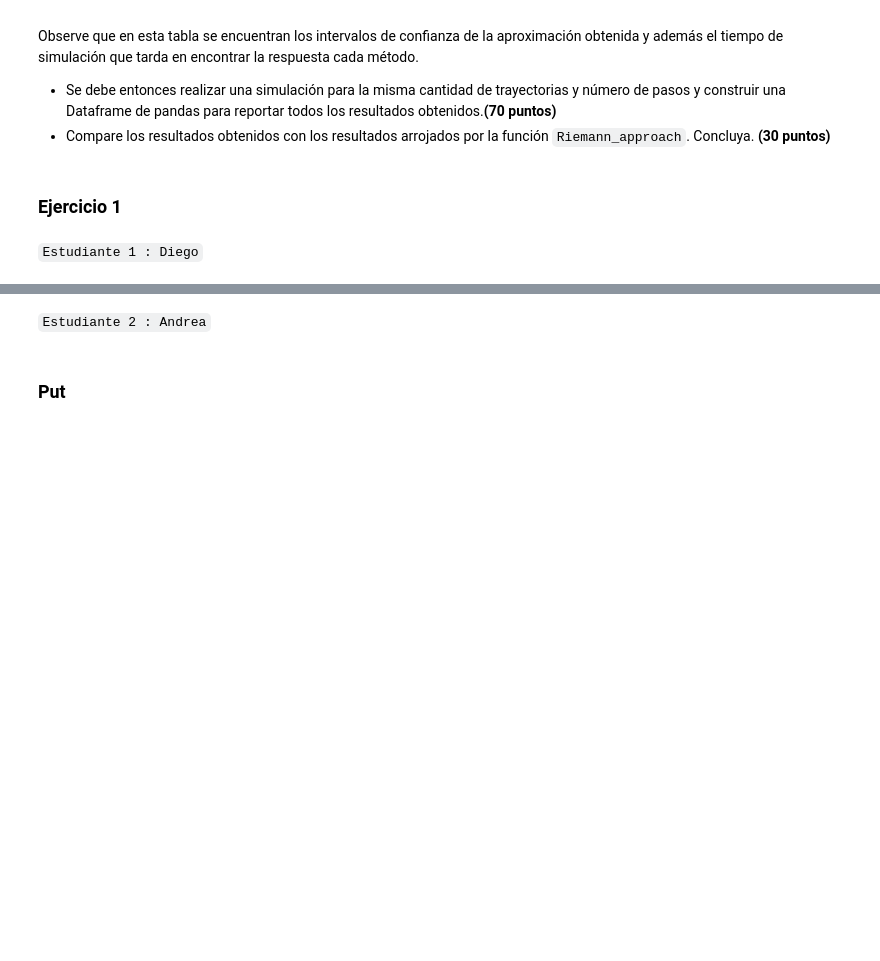
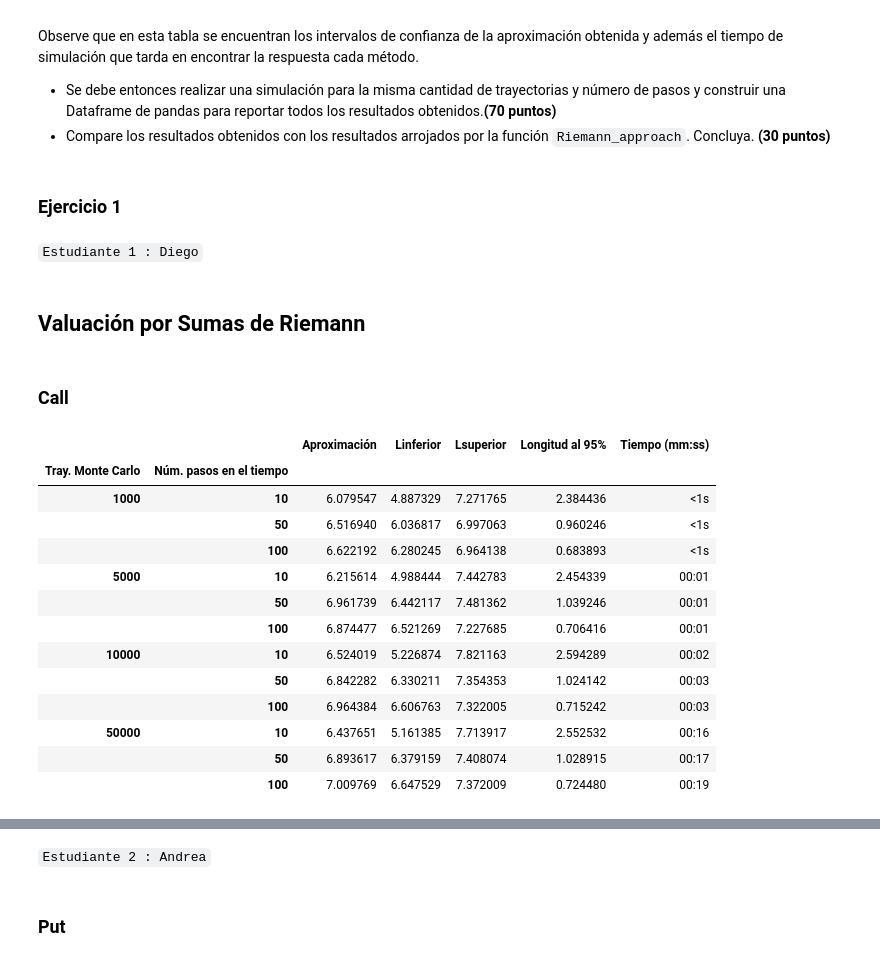
Before and after one commit to diegolazareno/Tarea9_DALopez_AFlores, a Jupyter notebook: Tarea9_DALopez_AFlores.ipynb, the cells around one changed output, grey strips where cells are left out. Saved outputs shown, nothing was run; the diff lists cells and outputs as text; code cells hidden in the pictures; blank space fills up the shorter version.

```diff
--- a/Tarea9_DALopez_AFlores.ipynb
+++ b/Tarea9_DALopez_AFlores.ipynb
@@ -30,0 +127,35 @@ Observe que en esta tabla se encuentran los intervalos de confianza de la aproxi
+# %%
+# Parámetros iniciales
+mu = 0.10 # Tasa libre de riesgo anualizada
+sigma = 0.20 # Volatilidad anualizada
+S0 = 100 # Precio inicial
+K = 100 # Precio de ejercicio de la opción
+NSteps = [10, 50, 100] # Número de pasos
+Ntrajectories = [1000, 5000, 10000, 50000, 100000, 500000, 1000000] # Número de trayectorias
+#Ntrajectories = [1000, 5000, 10000, 50000] # Número de trayectorias
+index = pd.MultiIndex.from_product([Ntrajectories, NSteps], names = ["Tray. Monte Carlo", "Núm. pasos en el tiempo"]) # Índice
+cols = ["Aproximación", "Linferior", "Lsuperior", "Longitud al 95%", "Tiempo (mm:ss)"] # Columnas
+# %% [markdown]
+## Valuación por Sumas de Riemann
+# %% [markdown]
+### Call
+# %%
+results1 = []
+[[results1.append(RiemannSums(mu, sigma, S0, j, i, K, "Call")) for i in NSteps] for j in Ntrajectories];
+callRiemann = pd.DataFrame(results1, index = index, columns = cols)
+callRiemann
+# %% [output]
+|  |  | Aproximación | Linferior | Lsuperior | Longitud al 95% | Tiempo (mm:ss) |
+| Tray. Monte Carlo | Núm. pasos en el tiempo |  |  |  |  |  |
+| 1000 | 10 | 6.079547 | 4.887329 | 7.271765 | 2.384436 | <1s |
+|  | 50 | 6.516940 | 6.036817 | 6.997063 | 0.960246 | <1s |
+|  | 100 | 6.622192 | 6.280245 | 6.964138 | 0.683893 | <1s |
+| 5000 | 10 | 6.215614 | 4.988444 | 7.442783 | 2.454339 | 00:01 |
+|  | 50 | 6.961739 | 6.442117 | 7.481362 | 1.039246 | 00:01 |
+|  | 100 | 6.874477 | 6.521269 | 7.227685 | 0.706416 | 00:01 |
+| 10000 | 10 | 6.524019 | 5.226874 | 7.821163 | 2.594289 | 00:02 |
+|  | 50 | 6.842282 | 6.330211 | 7.354353 | 1.024142 | 00:03 |
+|  | 100 | 6.964384 | 6.606763 | 7.322005 | 0.715242 | 00:03 |
+| 50000 | 10 | 6.437651 | 5.161385 | 7.713917 | 2.552532 | 00:16 |
+|  | 50 | 6.893617 | 6.379159 | 7.408074 | 1.028915 | 00:17 |
+|  | 100 | 7.009769 | 6.647529 | 7.372009 | 0.724480 | 00:19 |
```
Also changed, not shown: parts of 9 cells of this notebook.
